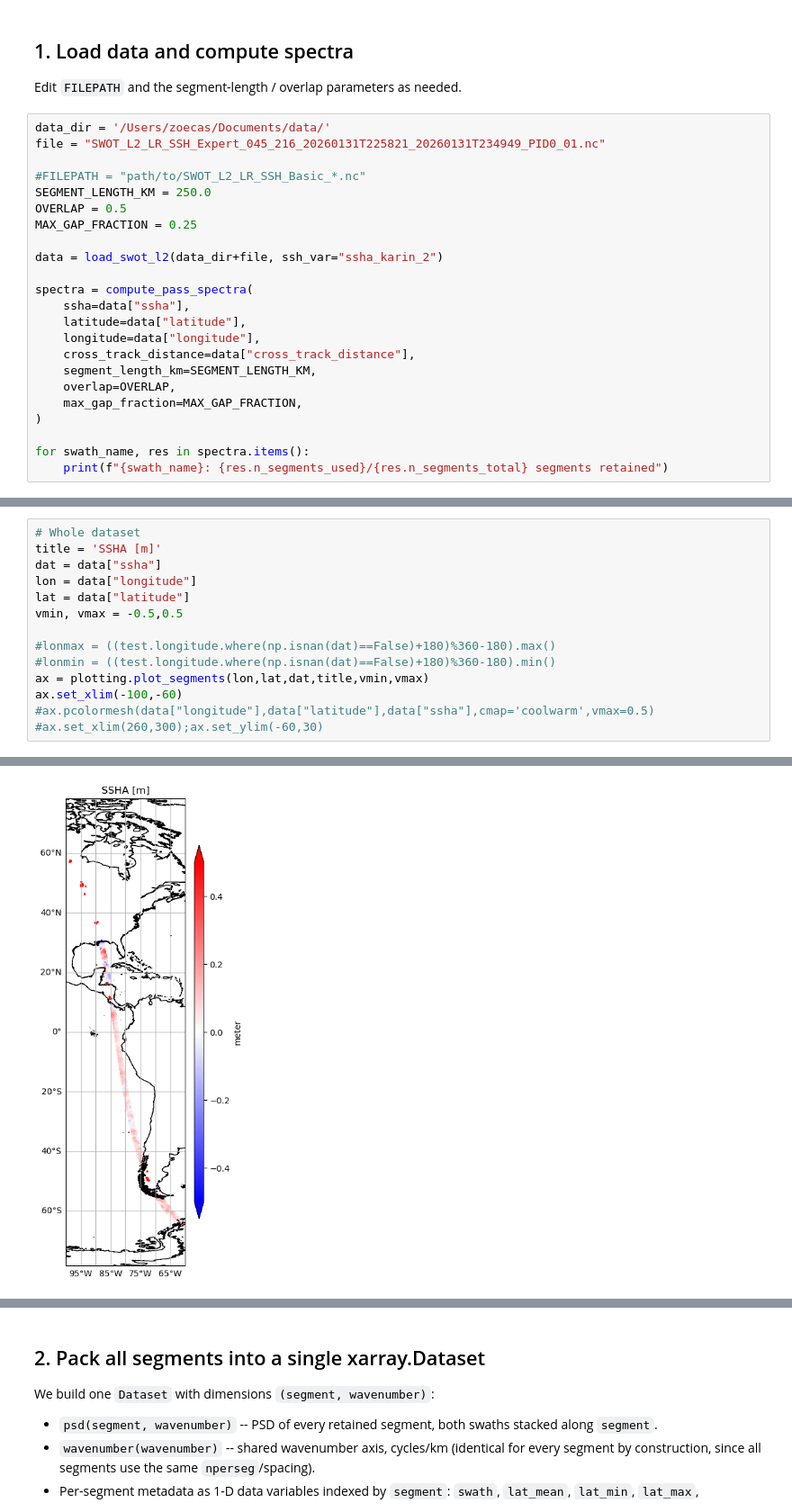
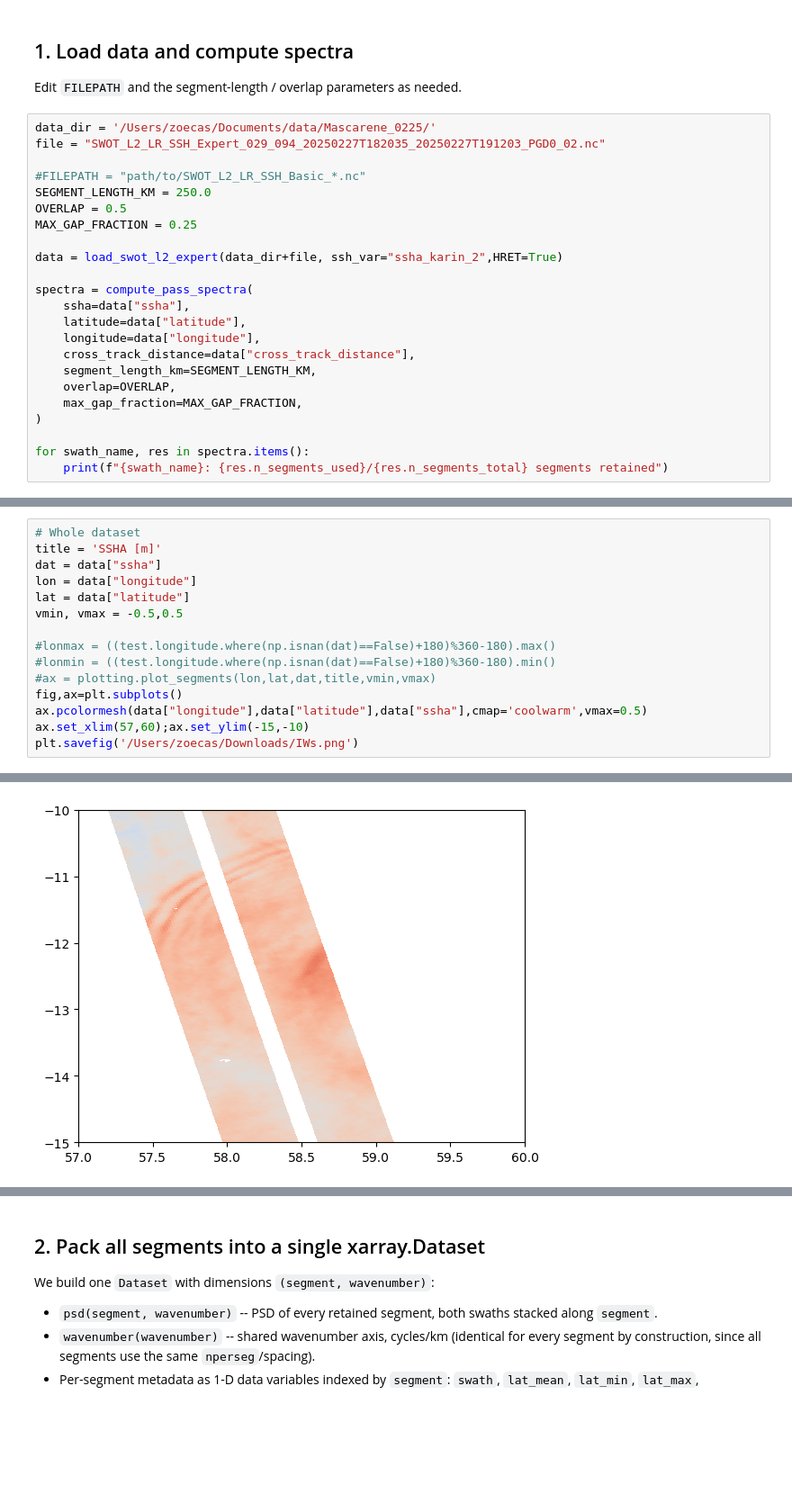
Before and after one commit to zcasparco/SWOT_UHH, a Jupyter notebook: Wavenumber spectra/SWOT_SSH_spectra.ipynb, the cells around one changed output, grey strips where cells are left out. Shown at 90% size. Saved outputs shown, nothing was run; the diff lists cells and outputs as text; blank space fills up the shorter version.

```diff
--- a/Wavenumber spectra/SWOT_SSH_spectra.ipynb
+++ b/Wavenumber spectra/SWOT_SSH_spectra.ipynb
@@ -20,15 +20,15 @@ from swot_analysis import plotting
 
 Edit `FILEPATH` and the segment-length / overlap parameters as needed.
 # %%
-data_dir = '/Users/zoecas/Documents/data/'
-file = "SWOT_L2_LR_SSH_Expert_045_216_20260131T225821_20260131T234949_PID0_01.nc"
+data_dir = '/Users/zoecas/Documents/data/Mascarene_0225/'
+file = "SWOT_L2_LR_SSH_Expert_029_094_20250227T182035_20250227T191203_PGD0_02.nc"
 
 #FILEPATH = "path/to/SWOT_L2_LR_SSH_Basic_*.nc"
 SEGMENT_LENGTH_KM = 250.0
 OVERLAP = 0.5
 MAX_GAP_FRACTION = 0.25
 
-data = load_swot_l2(data_dir+file, ssh_var="ssha_karin_2")
+data = load_swot_l2_expert(data_dir+file, ssh_var="ssha_karin_2",HRET=True)
 
 spectra = compute_pass_spectra(
     ssha=data["ssha"],
@@ -55,8 +55,9 @@ vmin, vmax = -0.5,0.5
 
 #lonmax = ((test.longitude.where(np.isnan(dat)==False)+180)%360-180).max()
 #lonmin = ((test.longitude.where(np.isnan(dat)==False)+180)%360-180).min()
-ax = plotting.plot_segments(lon,lat,dat,title,vmin,vmax)
-ax.set_xlim(-100,-60)
-#ax.pcolormesh(data["longitude"],data["latitude"],data["ssha"],cmap='coolwarm',vmax=0.5)
-#ax.set_xlim(260,300);ax.set_ylim(-60,30)
+#ax = plotting.plot_segments(lon,lat,dat,title,vmin,vmax)
+fig,ax=plt.subplots()
+ax.pcolormesh(data["longitude"],data["latitude"],data["ssha"],cmap='coolwarm',vmax=0.5)
+ax.set_xlim(57,60);ax.set_ylim(-15,-10)
+plt.savefig('/Users/zoecas/Downloads/IWs.png')
 # %% [output]
@@ -64 +64 @@ ax.set_xlim(-100,-60)
-[figure, old version]
+[figure, new version]
```
Also changed, not shown: parts of 11 cells of this notebook, 2 other files.
